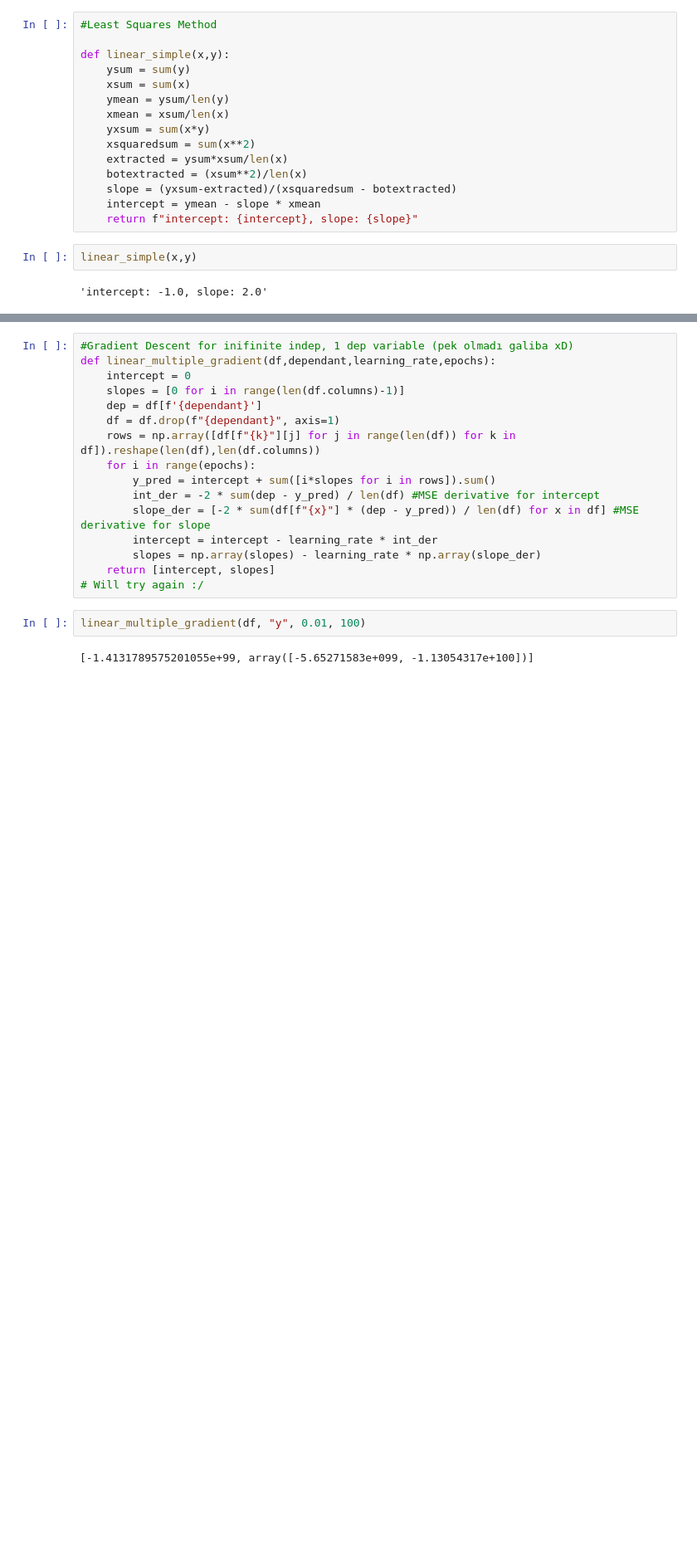
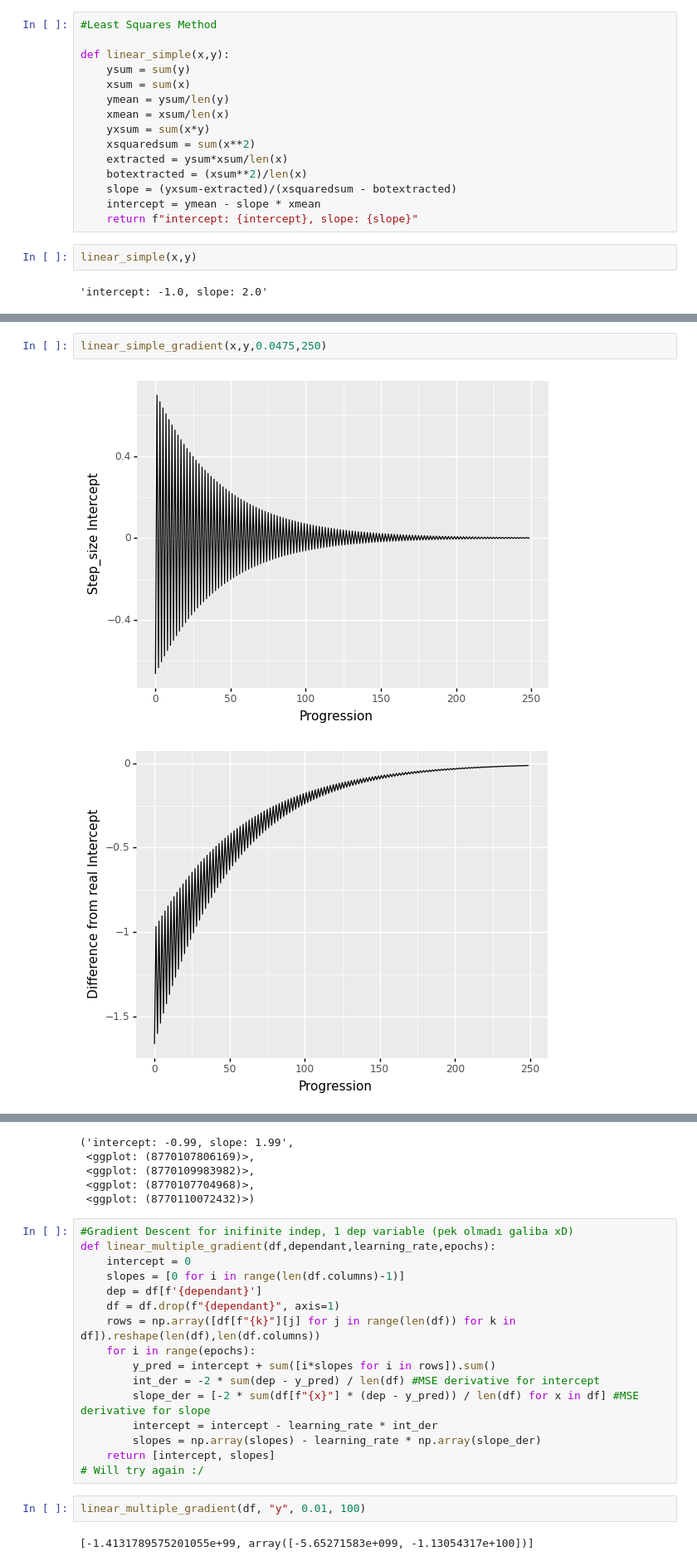
Before and after one commit to mertgoksel/Learning, a Jupyter notebook: Regression/Handmadelinear.ipynb, the cells around one changed output, grey strips where cells are left out. Shown: that part at 83% size. Cells and saved outputs as stored; diff of their text form; blank space fills up the shorter version.

```diff
--- a/Regression/Handmadelinear.ipynb
+++ b/Regression/Handmadelinear.ipynb
@@ -65,0 +92,5 @@ linear_simple_gradient(x,y,0.045,60)
+# %%
+linear_simple_gradient(x,y,0.0475,250)
+# %% [output]
+[figure, added]
+[figure, added]
@@ -66,3 +99,8 @@ linear_simple_gradient(x,y,0.045,60)
+('intercept: -0.99, slope: 1.99',
+ <ggplot: (8770107806169)>,
+ <ggplot: (8770109983982)>,
+ <ggplot: (8770107704968)>,
+ <ggplot: (8770110072432)>)
 # %%
 #Gradient Descent for inifinite indep, 1 dep variable (pek olmadı galiba xD)
 def linear_multiple_gradient(df,dependant,learning_rate,epochs):
```
Also changed, not shown: parts of 3 cells of this notebook.
